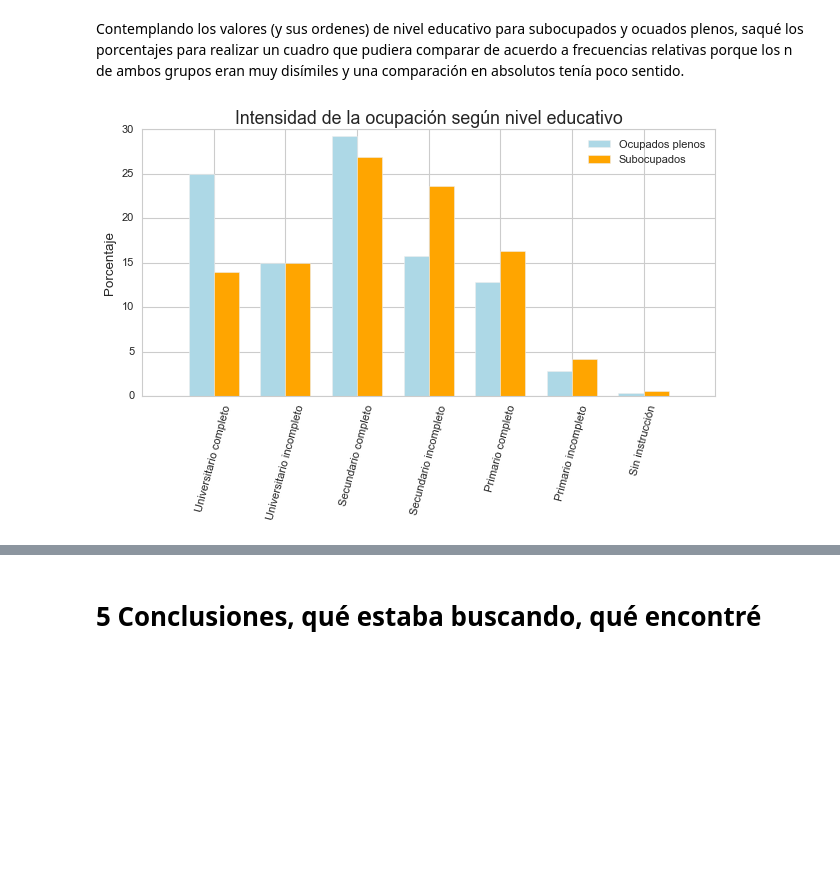
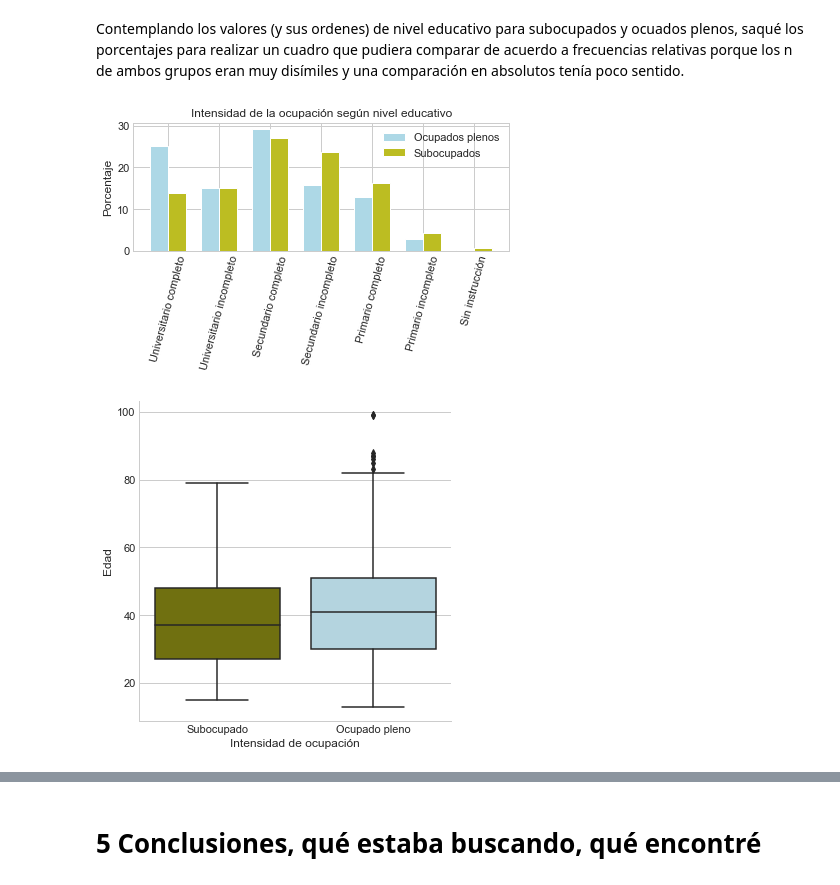
Before and after one commit to VioleCP/EPH-subocupacion, a Jupyter notebook: Subocupación Argentina.ipynb, the cells around one changed output, grey strips where cells are left out. Saved outputs shown, nothing was run; the diff lists cells and outputs as text; code cells hidden in the pictures; blank space fills up the shorter version.

```diff
--- a/Subocupación Argentina.ipynb
+++ b/Subocupación Argentina.ipynb
@@ -629,26 +629,26 @@ Contemplando los valores (y sus ordenes) de nivel educativo para subocupados y o
 # %%
 #Cuadro comparando nivel educativo entre subocupados y ocupados plenos en porcentajes.
 labels = ['Universitario completo', 'Universitario incompleto', 'Secundario completo', 'Secundario incompleto', 'Primario completo', "Primario incompleto", "Sin instrucción"]
 ocupadop = [25.0, 15.0, 29.2, 15.7, 12.8, 2.8, 0.3]
 subo= [13.9, 15.0, 26.9, 23.6, 16.3, 4.2, 0.6]
 
 x = np.arange(len(labels))
 width = 0.35
 
+
 fig, ax = plt.subplots()
 rects1 = ax.bar(x - width/2, ocupadop, width, label='Ocupados plenos', color="lightblue")
-rects2 = ax.bar(x + width/2, subo, width, label='Subocupados', color="orange")
+rects2 = ax.bar(x + width/2, subo, width, label='Subocupados', color="tab:olive")
 
-# Add some text for labels, title and custom x-axis tick labels, etc.
 ax.set_ylabel('Porcentaje')
 ax.set_title('Intensidad de la ocupación según nivel educativo')
 ax.set_xticks(x)
 ax.set_xticklabels(labels)
 ax.legend()
 
 plt.xticks(rotation=75)
 fig.tight_layout()
 
 plt.show()
 # %% [output]
-[figure, old version]
+[figure, new version]
@@ -654,0 +657,7 @@ plt.show()
+# %%
+my_pal = {"Subocupado": "olive", "Ocupado pleno": "lightblue"}
+plt = sns.catplot(x="INTENSIDAD_DE_LA_OCUPACIÓN", y="AÑOS", kind="box", palette=my_pal, data=ocupados)
+plt.set(xlabel = "Intensidad de ocupación", ylabel = "Edad");
+#quiero que se vean mas valores eje y
+# %% [output]
+[figure, added]
```
Also changed, not shown: parts of 9 cells of this notebook.
